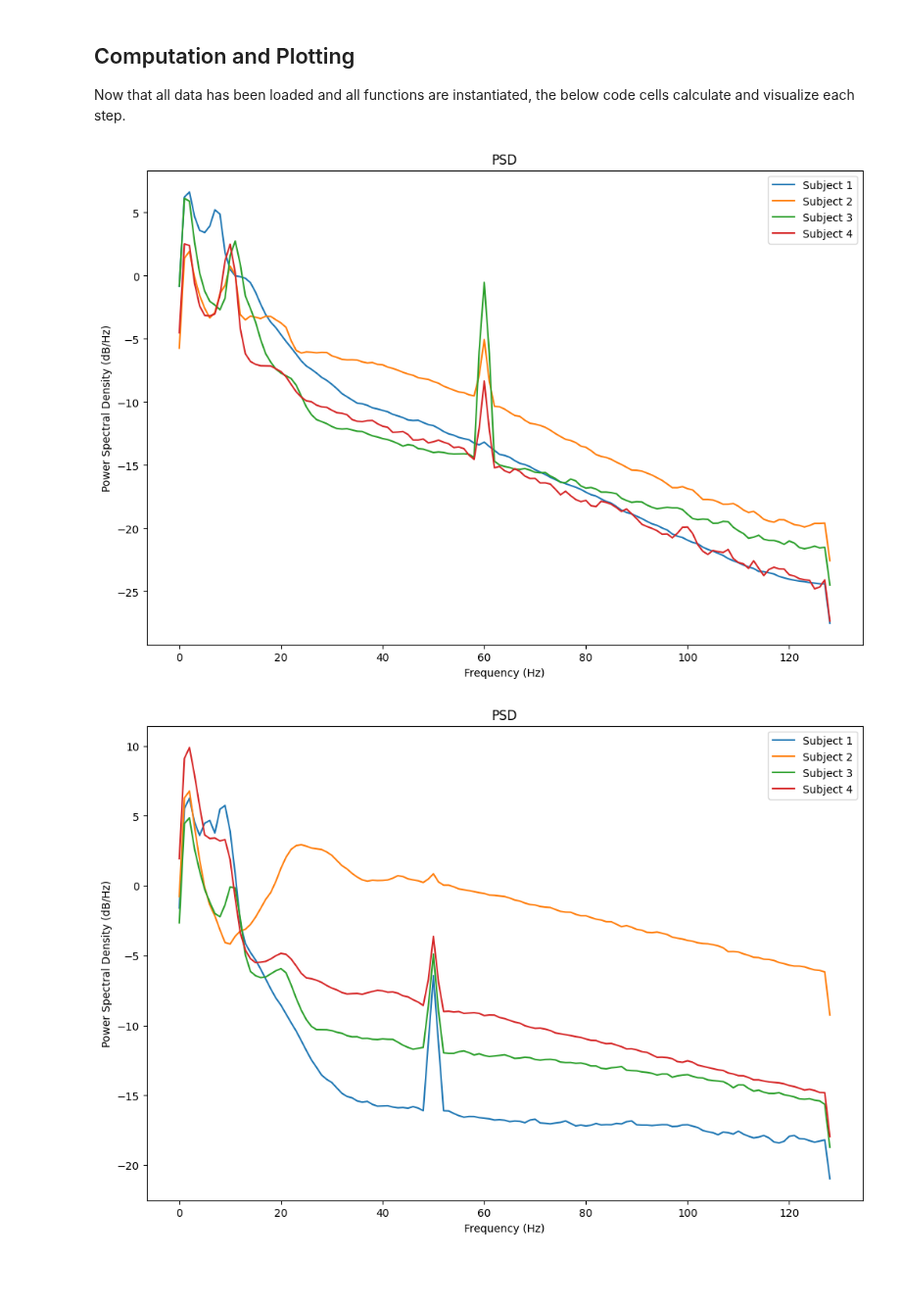
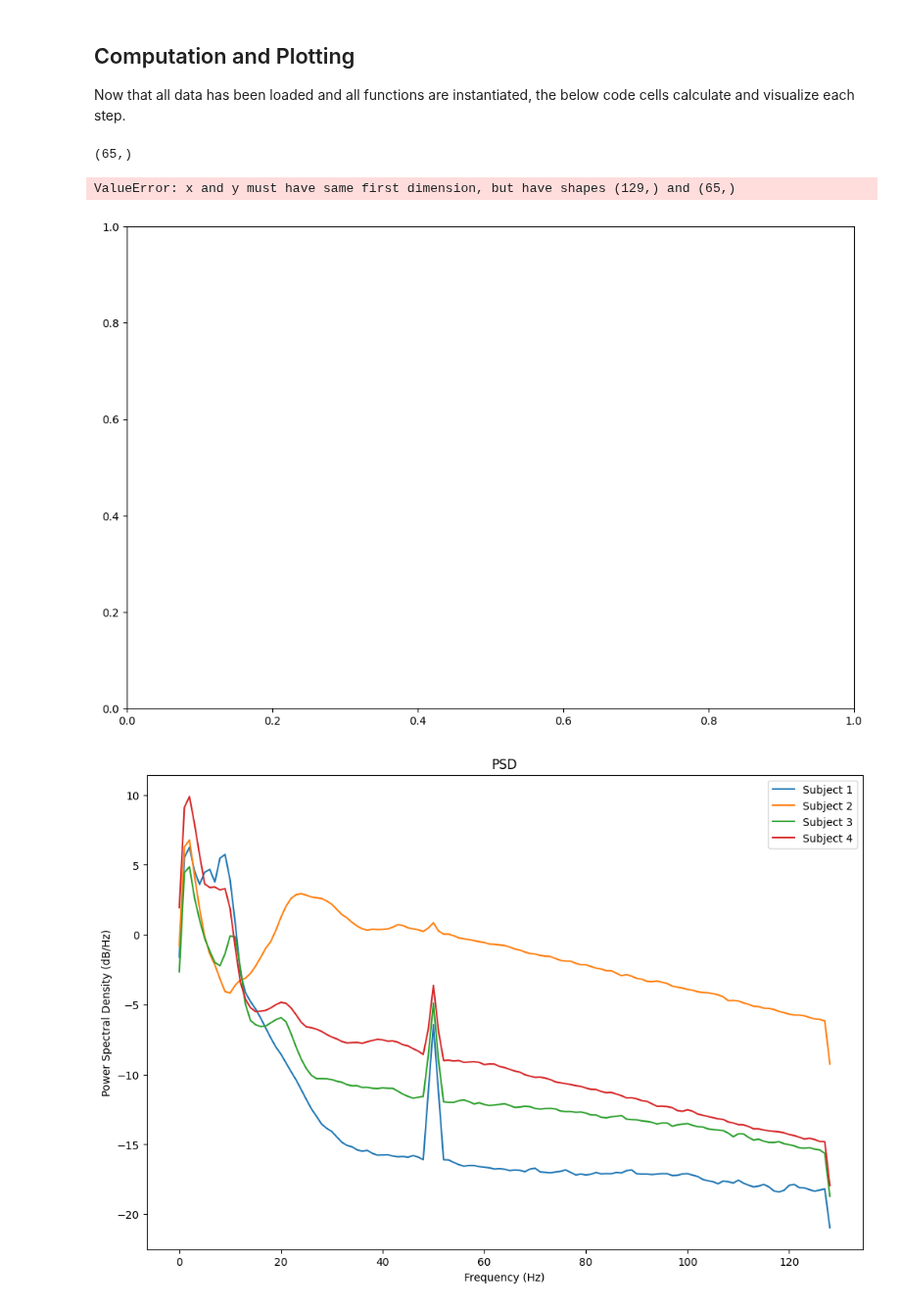
Before and after one commit to cniel-ud/ICWaves, a Jupyter notebook: notebooks/cmmn_viz_test.ipynb, the cells around one changed output. Shown at 98% size. Cells and saved outputs as stored; diff of their text form; code cells hidden in the pictures; blank space fills up the shorter version.

Commit message:
slight cleanup, switch to lab desktop for psd calc

```diff
--- a/notebooks/cmmn_viz_test.ipynb
+++ b/notebooks/cmmn_viz_test.ipynb
@@ -104,6 +189,8 @@ def plot_psd(data, fs=256, nperseg=256, psds=None):
         Maybe should ask this to Dr. B and Carlos. Which is better since they do seem to result in some differences
 
         In the rest, when calculating the barycenter and computing the filter, I average AFTER computing the PSD. Follow that convention.
+
+        Clean below later, but keep it as is for now to ask Dr. B and Carlos about it in the meeting later.
         """
         if psds is None:
             # If subj_data is multi-dimensional, average across the channels
@@ -126,16 +213,3 @@ def plot_psd(data, fs=256, nperseg=256, psds=None):
     plt.title('PSD')
     plt.legend()
     plt.show()
-
-frolich_data_psds_raw = []
-#if a subdir to psds exists, load those so don't need to calculate here each time
-if (frolich_filepath / 'psds').exists():
-    for subj in frolich_subj_list:
-        # load from .npy files
-        frolich_data_psds_raw.append(np.load(frolich_filepath / 'psds' / f'frolich_extract_{subj}_256_hz_psds.npz')['arr_0'])
-
-# show the files in the archive of one raw psd
-
-# visualize
-plot_psd(frolich_data, psds=None)
-plot_psd(frolich_data, psds=frolich_data_psds_raw)
@@ -344,11 +388,17 @@ def transform_data(data, time_filter):
 ## Computation and Plotting
 
 Now that all data has been loaded and all functions are instantiated, the below code cells calculate and visualize each step.
+# %%
+psd_1 = emotion_data_psds_raw[0]
+print(psd_1.shape)
+# %% [output]
+(65,)
 # %%
 # plot the PSD of the emotion data (averaged over channels)
-plot_psd(emotion_data)
+plot_psd(emotion_data, psds=emotion_data_psds_raw)
 # %% [output]
+ValueError: x and y must have same first dimension, but have shapes (129,) and (65,)
-[figure, old version]
+[figure, new version]
 # %%
 # plot the normed barycenter of the emotion data
 normed_emotion_barycenter = compute_normed_barycenter(emotion_data)
```
Also changed, not shown: parts of 8 cells of this notebook.
